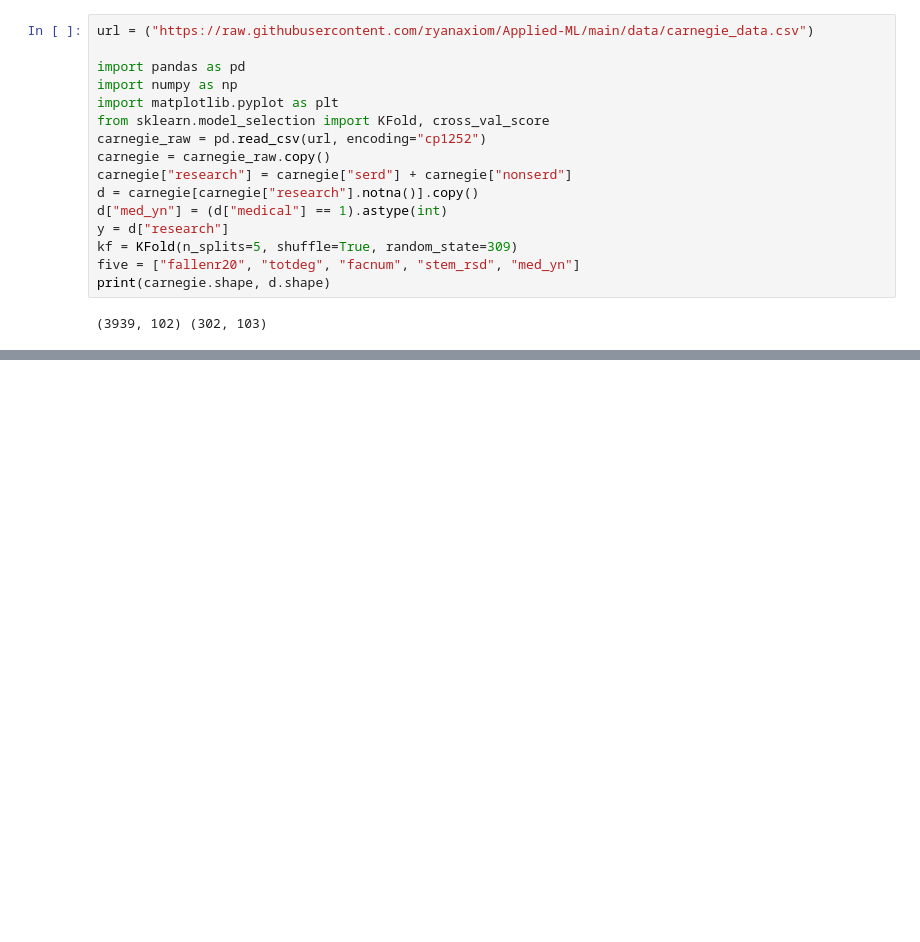
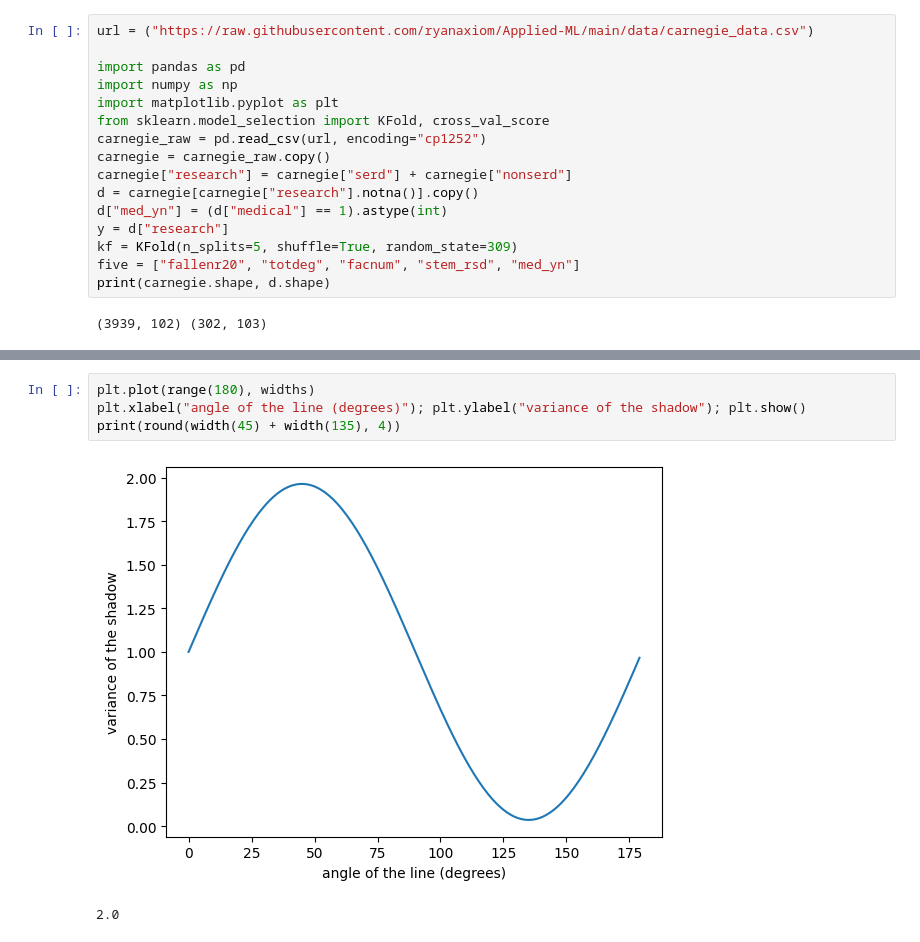
Before and after one commit to ryanaxiom/Applied-ML, a Jupyter notebook: code/Day24_Carnegie_PCA.ipynb, the cells around one changed output, grey strips where cells are left out. Drawn from its saved outputs; the diff is of its cells as text; blank space fills up the shorter version.

```diff
--- a/code/Day24_Carnegie_PCA.ipynb
+++ b/code/Day24_Carnegie_PCA.ipynb
@@ -104,0 +168,7 @@ print(round(auc.mean(), 4), round(-ll.mean(), 4))
+# %%
+plt.plot(range(180), widths)
+plt.xlabel("angle of the line (degrees)"); plt.ylabel("variance of the shadow"); plt.show()
+print(round(width(45) + width(135), 4))
+# %% [output]
+[figure, added]
+2.0
```
Also changed, not shown: parts of 14 cells of this notebook.
